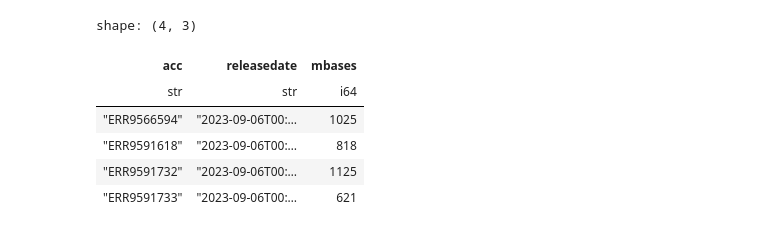
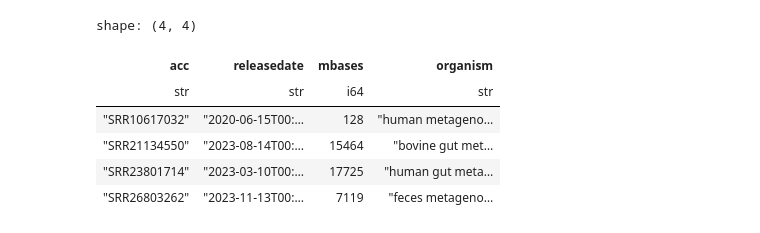
Before and after one commit to wwood/sandpiper, a Jupyter notebook: growth_over_time.ipynb, the cells around one changed output. Drawn from its saved outputs; the diff is of its cells as text; code cells hidden in the pictures.

```diff
--- a/growth_over_time.ipynb
+++ b/growth_over_time.ipynb
@@ -3,17 +3,17 @@ import polars as pl
 from plotnine import *
 # %%
 # cat shotgun_sra_20231208/* |jq -r '[.acc,.releasedate,.mbases,.organism] |@csv' |pigz >sra_metadata/sra_metadata_20230915.some_columns.csv.gz
-df = pl.read_csv('sra_metadata/sra_metadata_20231208.some_columns.csv', has_header=False)
+df = pl.read_csv('sra_metadata/sra_metadata_20231208.some_columns.csv.gz', has_header=False)
 df.columns = ['acc','releasedate','mbases','organism']
 df[:4]
 # %% [output]
-shape: (4, 3)
+shape: (4, 4)
-| acc | releasedate | mbases |
-| str | str | i64 |
-| "ERR9566594" | "2023-09-06T00:… | 1025 |
-| "ERR9591618" | "2023-09-06T00:… | 818 |
-| "ERR9591732" | "2023-09-06T00:… | 1125 |
-| "ERR9591733" | "2023-09-06T00:… | 621 |
+| acc | releasedate | mbases | organism |
+| str | str | i64 | str |
+| "SRR10617032" | "2020-06-15T00:… | 128 | "human metageno… |
+| "SRR21134550" | "2023-08-14T00:… | 15464 | "bovine gut met… |
+| "SRR23801714" | "2023-03-10T00:… | 17725 | "human gut meta… |
+| "SRR26803262" | "2023-11-13T00:… | 7119 | "feces metageno… |
 # %%
 df = df.with_columns(pl.col('releasedate').str.slice(0,10).str.to_date("%Y-%m-%d"))
 df[:4]
```
Also changed, not shown: parts of 8 cells of this notebook.
